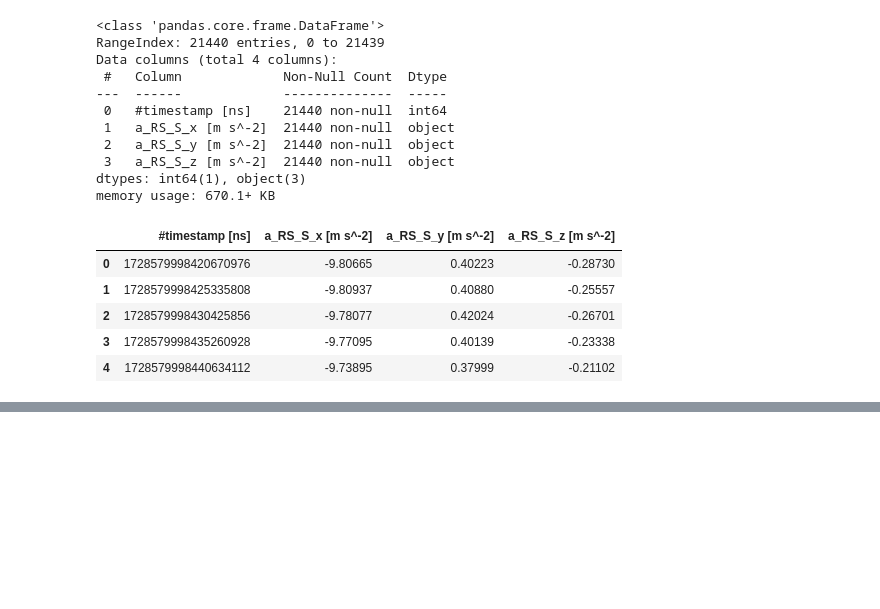
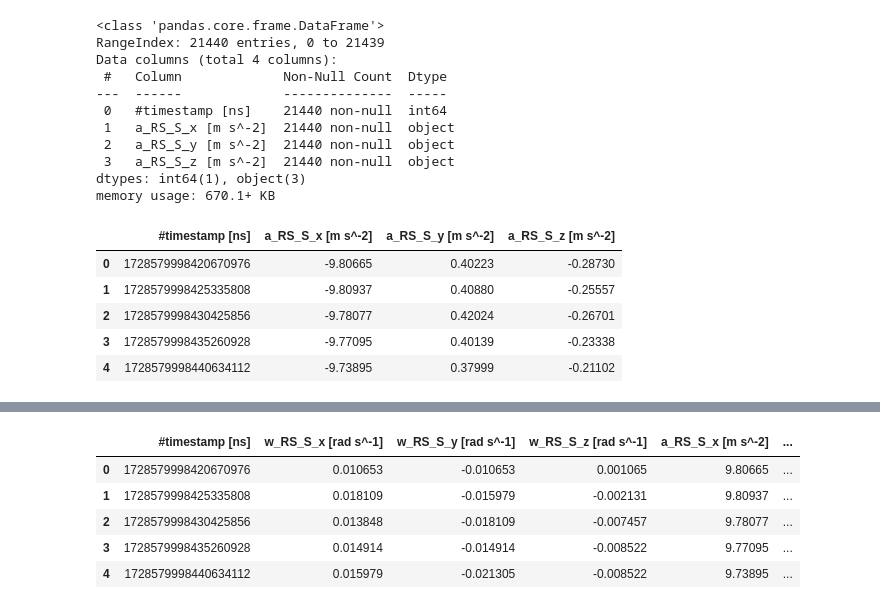
Before and after one commit to Virtana/indoor_drone_experimentation, a Jupyter notebook: kimera_local_eval/Scrap.ipynb, the cells around one changed output, grey strips where cells are left out. Cells and saved outputs as stored; diff of their text form; code cells hidden in the pictures; blank space fills up the shorter version.

```diff
--- a/kimera_local_eval/Scrap.ipynb
+++ b/kimera_local_eval/Scrap.ipynb
@@ -158,0 +172,11 @@ imu_df.to_csv(f'{path}/{dir_name}/mav0/imu0/data.csv', index=False)
+# %%
+imu_df['a_RS_S_x [m s^-2]'] = imu_df['a_RS_S_x [m s^-2]'] * -1
+# %%
+imu_df.head(5)
+# %% [output]
+|  | #timestamp [ns] | w_RS_S_x [rad s^-1] | w_RS_S_y [rad s^-1] | w_RS_S_z [rad s^-1] | a_RS_S_x [m s^-2] | ... |
+| 0 | 1728579998420670976 | 0.010653 | -0.010653 | 0.001065 | 9.80665 | ... |
+| 1 | 1728579998425335808 | 0.018109 | -0.015979 | -0.002131 | 9.80937 | ... |
+| 2 | 1728579998430425856 | 0.013848 | -0.018109 | -0.007457 | 9.78077 | ... |
+| 3 | 1728579998435260928 | 0.014914 | -0.014914 | -0.008522 | 9.77095 | ... |
+| 4 | 1728579998440634112 | 0.015979 | -0.021305 | -0.008522 | 9.73895 | ... |
```
Also changed, not shown: parts of 4 cells of this notebook, 4 other files.
